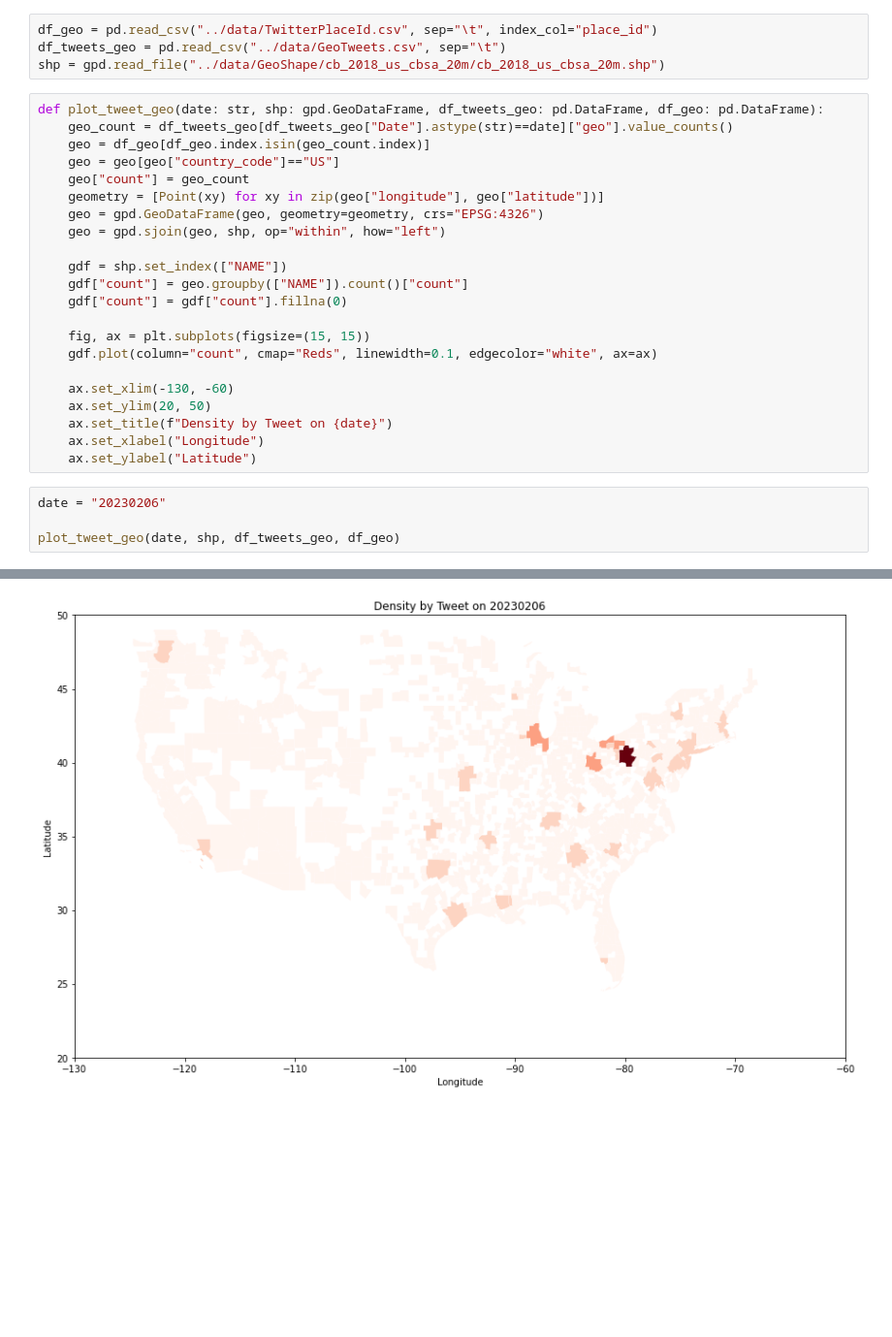
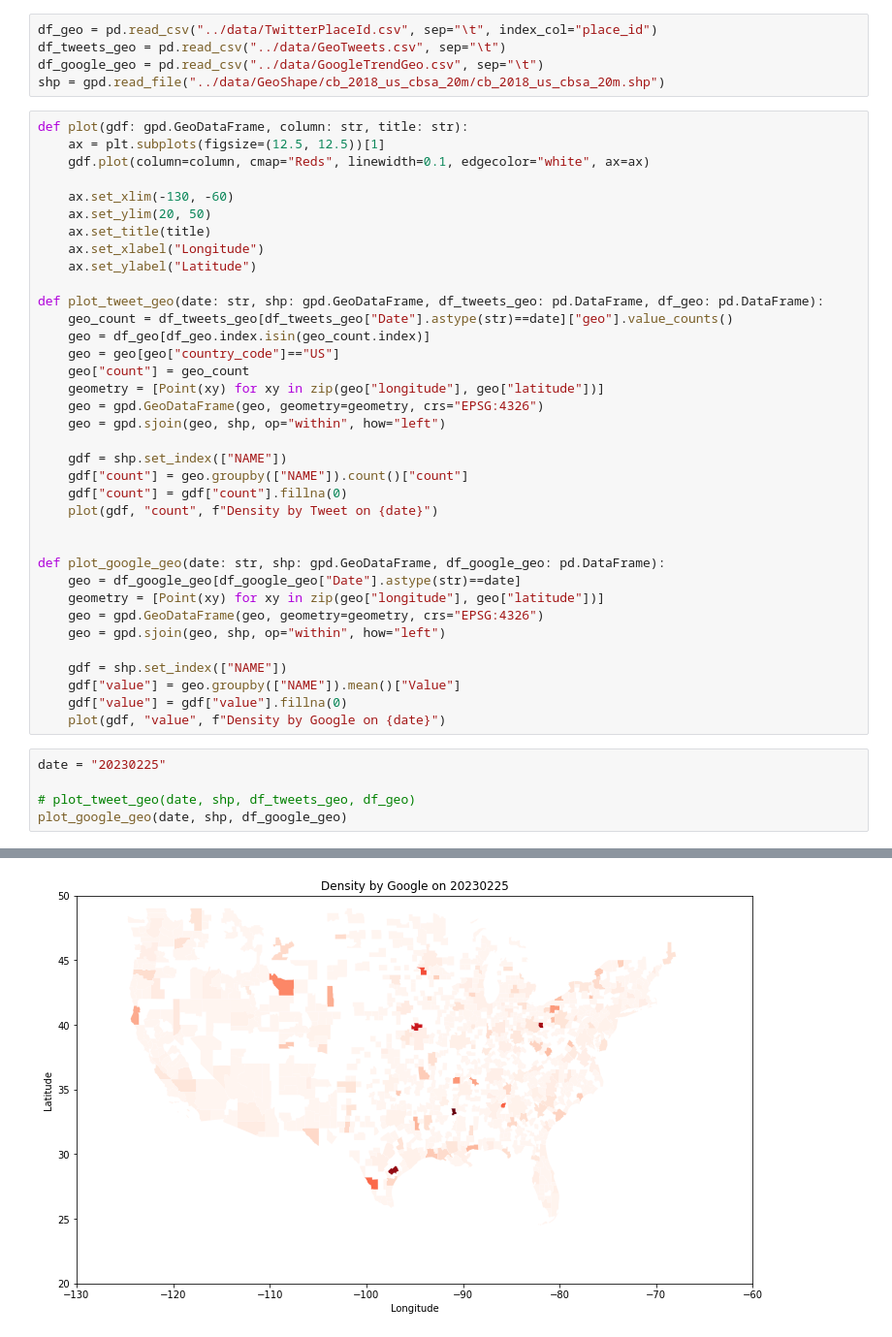
Before and after one commit to allmemes/study-of-media-and-diaster, a Jupyter notebook: code/ProcessWebData.ipynb, the cells around one changed output, grey strips where cells are left out. Shown at 97% size. Cells and saved outputs as stored; diff of their text form; blank space fills up the shorter version.

Commit message:
add google density

```diff
--- a/code/ProcessWebData.ipynb
+++ b/code/ProcessWebData.ipynb
@@ -6,8 +6,19 @@ from shapely.geometry import box, Point
 # %%
 df_geo = pd.read_csv("../data/TwitterPlaceId.csv", sep="\t", index_col="place_id")
 df_tweets_geo = pd.read_csv("../data/GeoTweets.csv", sep="\t")
+df_google_geo = pd.read_csv("../data/GoogleTrendGeo.csv", sep="\t")
 shp = gpd.read_file("../data/GeoShape/cb_2018_us_cbsa_20m/cb_2018_us_cbsa_20m.shp")
 # %%
+def plot(gdf: gpd.GeoDataFrame, column: str, title: str):
+    ax = plt.subplots(figsize=(12.5, 12.5))[1]
+    gdf.plot(column=column, cmap="Reds", linewidth=0.1, edgecolor="white", ax=ax)
+
+    ax.set_xlim(-130, -60)
+    ax.set_ylim(20, 50)
+    ax.set_title(title)
+    ax.set_xlabel("Longitude")
+    ax.set_ylabel("Latitude")
+
 def plot_tweet_geo(date: str, shp: gpd.GeoDataFrame, df_tweets_geo: pd.DataFrame, df_geo: pd.DataFrame):
     geo_count = df_tweets_geo[df_tweets_geo["Date"].astype(str)==date]["geo"].value_counts()
     geo = df_geo[df_geo.index.isin(geo_count.index)]
@@ -20,24 +31,29 @@ def plot_tweet_geo(date: str, shp: gpd.GeoDataFrame, df_tweets_geo: pd.DataFrame
     gdf = shp.set_index(["NAME"])
     gdf["count"] = geo.groupby(["NAME"]).count()["count"]
     gdf["count"] = gdf["count"].fillna(0)
+    plot(gdf, "count", f"Density by Tweet on {date}")
 
-    fig, ax = plt.subplots(figsize=(15, 15))
-    gdf.plot(column="count", cmap="Reds", linewidth=0.1, edgecolor="white", ax=ax)
 
-    ax.set_xlim(-130, -60)
-    ax.set_ylim(20, 50)
-    ax.set_title(f"Density by Tweet on {date}")
-    ax.set_xlabel("Longitude")
-    ax.set_ylabel("Latitude")
+def plot_google_geo(date: str, shp: gpd.GeoDataFrame, df_google_geo: pd.DataFrame):
+    geo = df_google_geo[df_google_geo["Date"].astype(str)==date]
+    geometry = [Point(xy) for xy in zip(geo["longitude"], geo["latitude"])]
+    geo = gpd.GeoDataFrame(geo, geometry=geometry, crs="EPSG:4326")
+    geo = gpd.sjoin(geo, shp, op="within", how="left")
+
+    gdf = shp.set_index(["NAME"])
+    gdf["value"] = geo.groupby(["NAME"]).mean()["Value"]
+    gdf["value"] = gdf["value"].fillna(0)
+    plot(gdf, "value", f"Density by Google on {date}")
 # %%
-date = "20230206"
+date = "20230225"
 
-plot_tweet_geo(date, shp, df_tweets_geo, df_geo)
+# plot_tweet_geo(date, shp, df_tweets_geo, df_geo)
+plot_google_geo(date, shp, df_google_geo)
 # %% [output]
 Use `to_crs()` to reproject one of the input geometries to match the CRS of the other.
 
 Left CRS: EPSG:4326
 Right CRS: EPSG:4269
 
   geo = gpd.sjoin(geo, shp, op="within", how="left")
-[figure, old version]
+[figure, new version]
```
Also changed, not shown: parts of 2 cells of this notebook.
